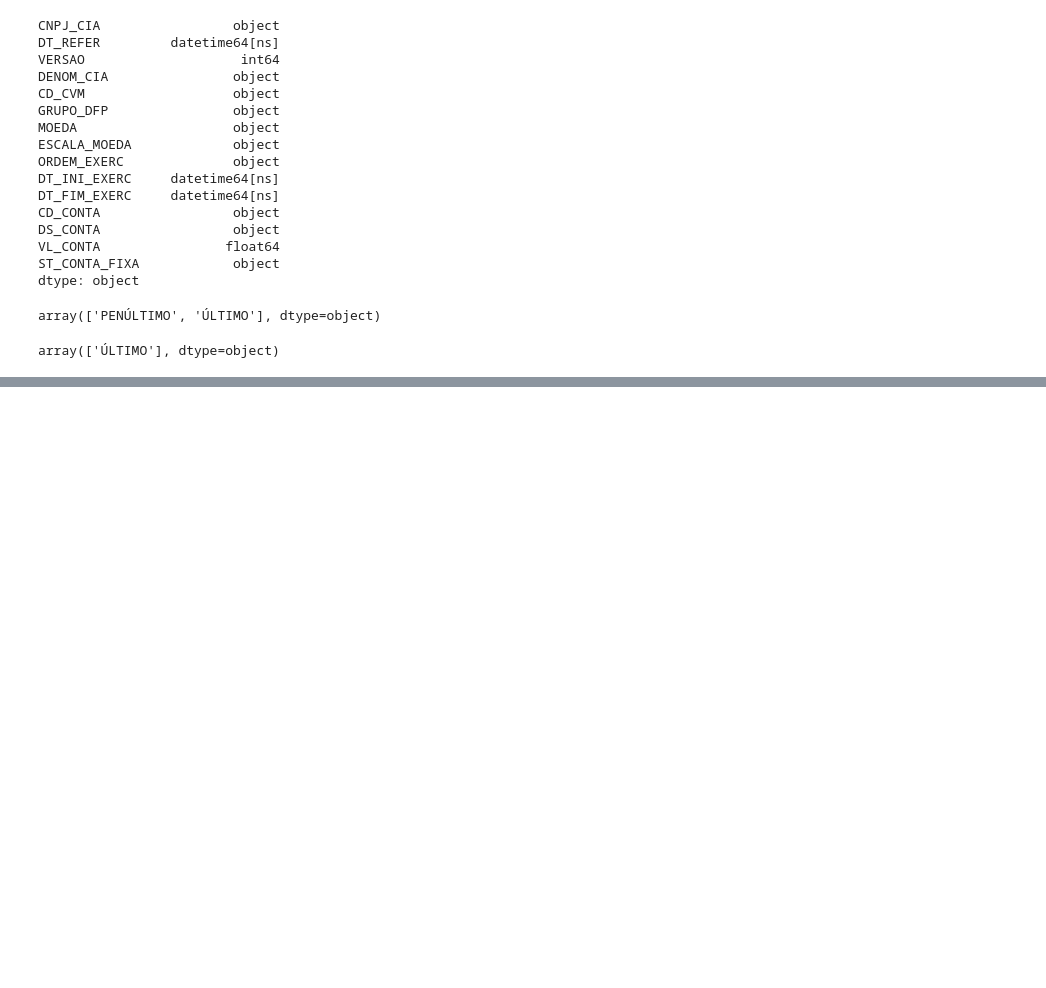
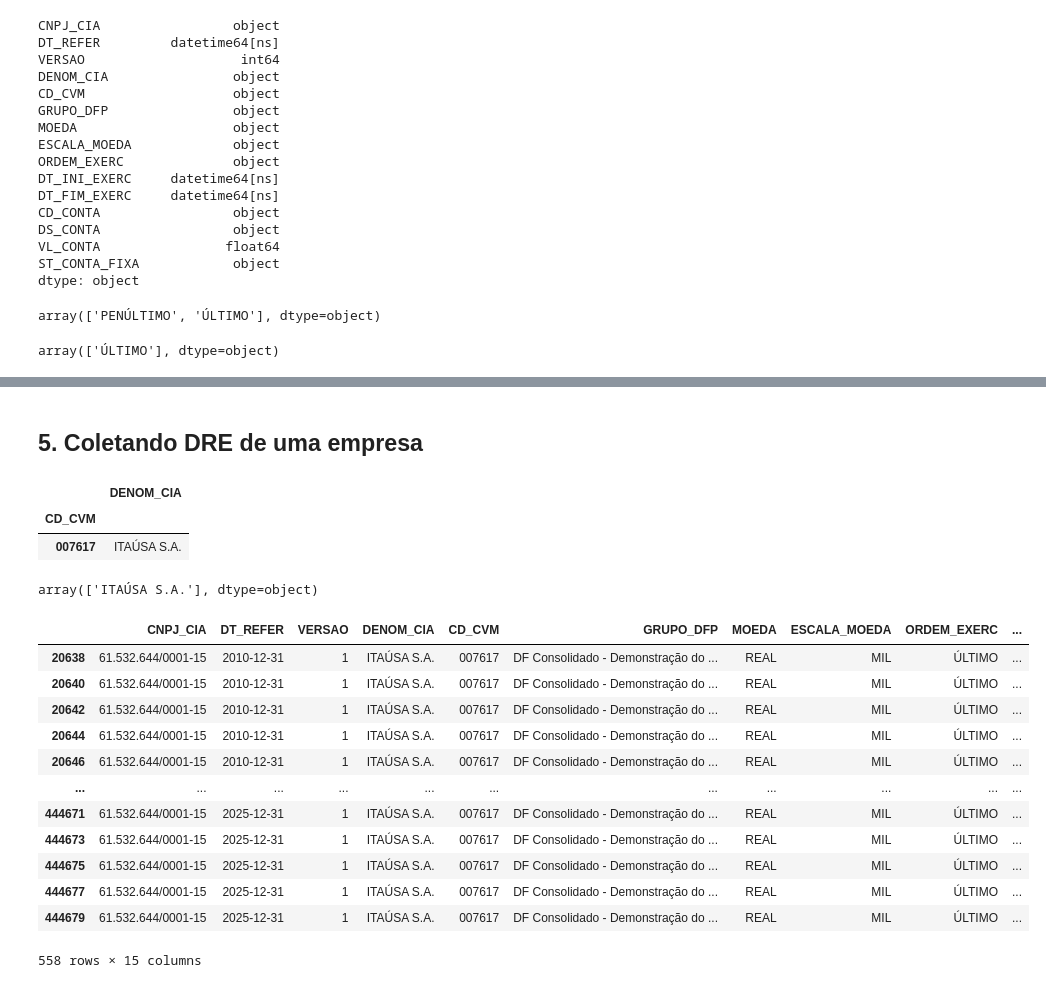
Before and after one commit to esscova/financas-quantitativas, a Jupyter notebook: Coletando PL histórico de empresas listadas na B3 com dados da CVM/preco_lucro_historico.ipynb, the cells around one changed output, grey strips where cells are left out. Cells and saved outputs as stored; diff of their text form; code cells hidden in the pictures; blank space fills up the shorter version.

```diff
--- a/Coletando PL histórico de empresas listadas na B3 com dados da CVM/preco_lucro_historico.ipynb
+++ b/Coletando PL histórico de empresas listadas na B3 com dados da CVM/preco_lucro_historico.ipynb
@@ -193,0 +241,32 @@ array(['ÚLTIMO'], dtype=object)
+# %% [markdown]
+## 5. Coletando DRE de uma empresa
+# %%
+cia  = 'itaúsa'
+mask = empresas['DENOM_CIA'].str.contains(cia, case=False, na=False)
+empresas[ mask ]
+# %% [output]
+|  | DENOM_CIA |
+| CD_CVM |  |
+| 007617 | ITAÚSA S.A. |
+# %%
+df[df['CD_CVM'] == '007617' ]['DENOM_CIA'].unique()
+# %% [output]
+array(['ITAÚSA S.A.'], dtype=object)
+# %%
+dre = df[df['CD_CVM'] == '007617' ]
+
+dre
+# %% [output]
+|  | CNPJ_CIA | DT_REFER | VERSAO | DENOM_CIA | CD_CVM | GRUPO_DFP | MOEDA | ESCALA_MOEDA | ORDEM_EXERC | ... |
+| 20638 | 61.532.644/0001-15 | 2010-12-31 | 1 | ITAÚSA S.A. | 007617 | DF Consolidado - Demonstração do ... | REAL | MIL | ÚLTIMO | ... |
+| 20640 | 61.532.644/0001-15 | 2010-12-31 | 1 | ITAÚSA S.A. | 007617 | DF Consolidado - Demonstração do ... | REAL | MIL | ÚLTIMO | ... |
+| 20642 | 61.532.644/0001-15 | 2010-12-31 | 1 | ITAÚSA S.A. | 007617 | DF Consolidado - Demonstração do ... | REAL | MIL | ÚLTIMO | ... |
+| 20644 | 61.532.644/0001-15 | 2010-12-31 | 1 | ITAÚSA S.A. | 007617 | DF Consolidado - Demonstração do ... | REAL | MIL | ÚLTIMO | ... |
+| 20646 | 61.532.644/0001-15 | 2010-12-31 | 1 | ITAÚSA S.A. | 007617 | DF Consolidado - Demonstração do ... | REAL | MIL | ÚLTIMO | ... |
+| ... | ... | ... | ... | ... | ... | ... | ... | ... | ... | ... |
+| 444671 | 61.532.644/0001-15 | 2025-12-31 | 1 | ITAÚSA S.A. | 007617 | DF Consolidado - Demonstração do ... | REAL | MIL | ÚLTIMO | ... |
+| 444673 | 61.532.644/0001-15 | 2025-12-31 | 1 | ITAÚSA S.A. | 007617 | DF Consolidado - Demonstração do ... | REAL | MIL | ÚLTIMO | ... |
+| 444675 | 61.532.644/0001-15 | 2025-12-31 | 1 | ITAÚSA S.A. | 007617 | DF Consolidado - Demonstração do ... | REAL | MIL | ÚLTIMO | ... |
+| 444677 | 61.532.644/0001-15 | 2025-12-31 | 1 | ITAÚSA S.A. | 007617 | DF Consolidado - Demonstração do ... | REAL | MIL | ÚLTIMO | ... |
+| 444679 | 61.532.644/0001-15 | 2025-12-31 | 1 | ITAÚSA S.A. | 007617 | DF Consolidado - Demonstração do ... | REAL | MIL | ÚLTIMO | ... |
+558 rows × 15 columns
```
Also changed, not shown: parts of 11 cells of this notebook.
